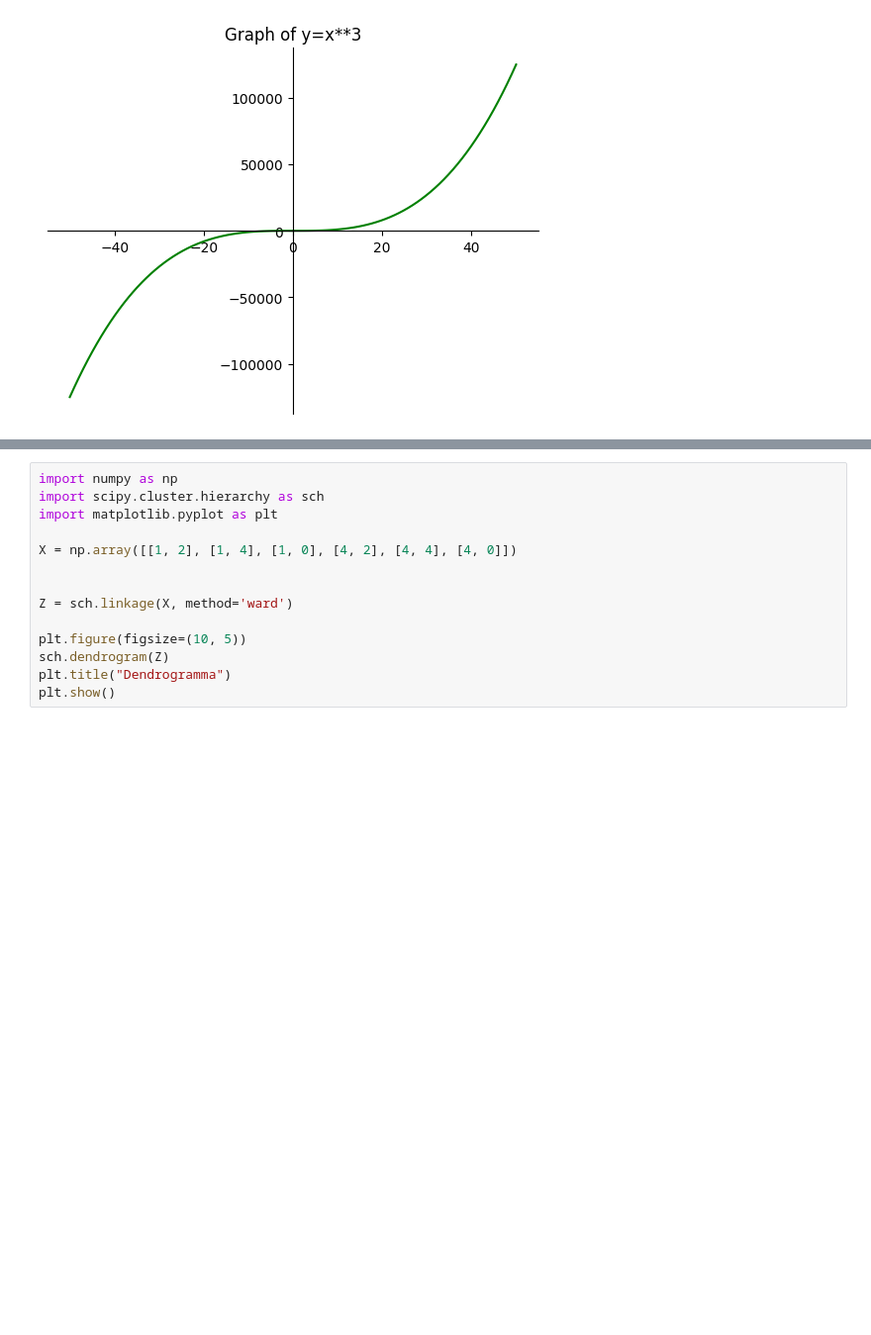
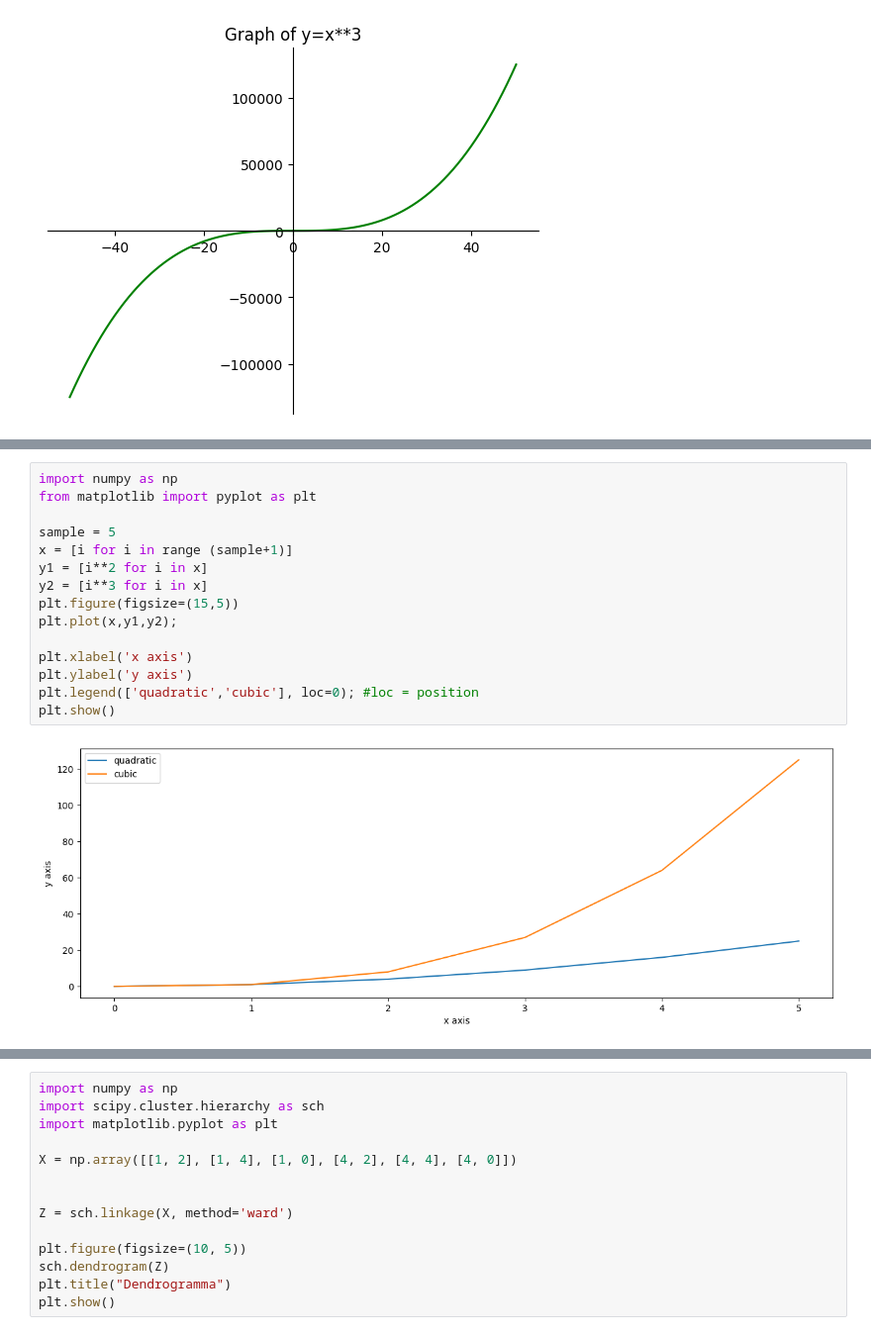
Before and after one commit to Undersk0re/machine-learning-course, a Jupyter notebook: Example/03-matplot.ipynb, the cells around one changed output, grey strips where cells are left out. Shown at 99% size. Drawn from its saved outputs; the diff is of its cells as text; blank space fills up the shorter version.

```diff
--- a/Example/03-matplot.ipynb
+++ b/Example/03-matplot.ipynb
@@ -283,0 +335,17 @@ plt.show()
+# %%
+import numpy as np
+from matplotlib import pyplot as plt
+
+sample = 5
+x = [i for i in range (sample+1)]
+y1 = [i**2 for i in x]
+y2 = [i**3 for i in x]
+plt.figure(figsize=(15,5))
+plt.plot(x,y1,y2);
+
+plt.xlabel('x axis')
+plt.ylabel('y axis')
+plt.legend(['quadratic','cubic'], loc=0); #loc = position
+plt.show()
+# %% [output]
+[figure, added]
```
Also changed, not shown: parts of 10 cells of this notebook.
